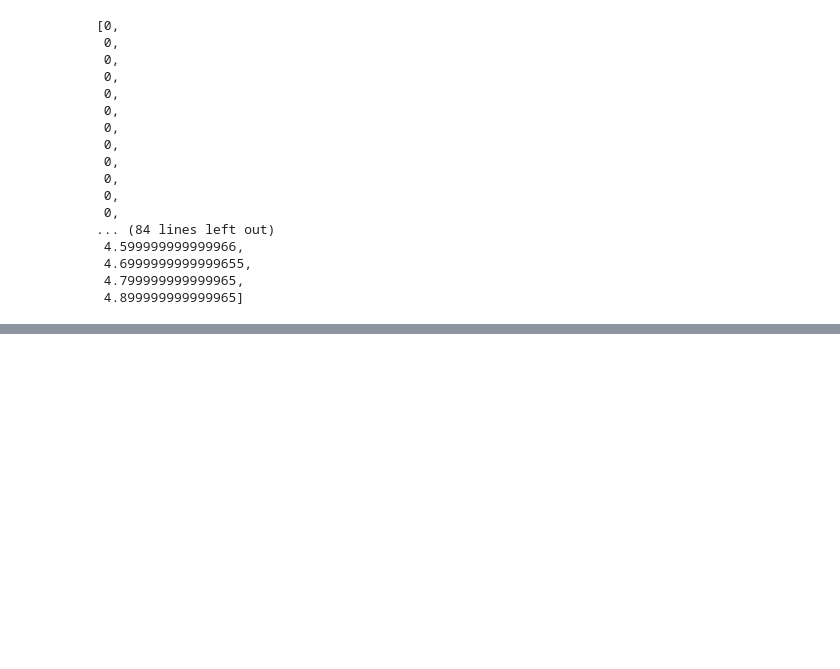
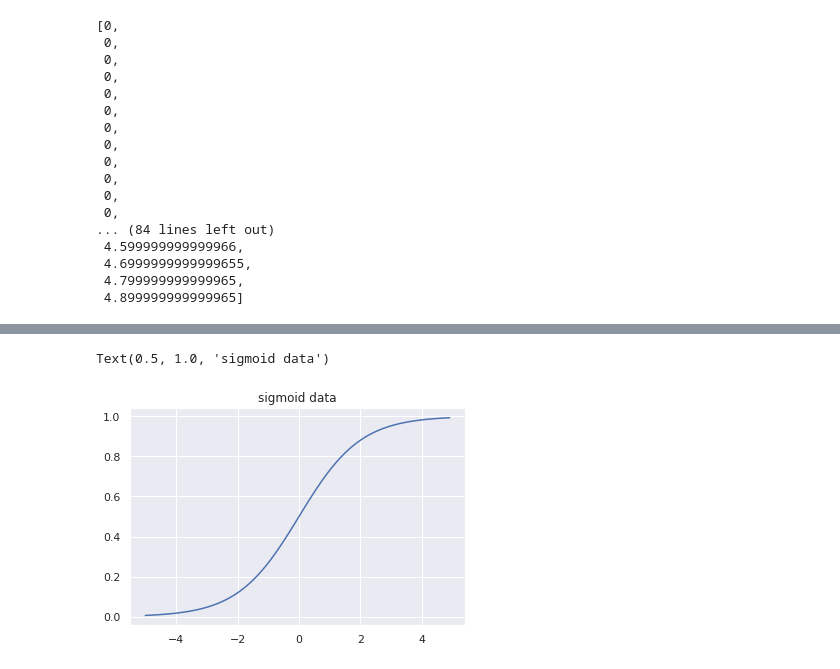
Before and after one commit to kamilpopowski/aaa, a Jupyter notebook: aktywacja_funkcji.ipynb, the cells around one changed output, grey strips where cells are left out. Cells and saved outputs as stored; diff of their text form; code cells hidden in the pictures; blank space fills up the shorter version.

```diff
--- a/aktywacja_funkcji.ipynb
+++ b/aktywacja_funkcji.ipynb
@@ -51,0 +56,3 @@ max_relu_data
+# %%
+def sigmoid(x):
+  return 1.0 /(1.0 + np.exp(-x))
@@ -51,0 +90,8 @@ max_relu_data
+# %%
+sigmoid_data = [sigmoid(x) for x in data]
+
+plt.plot(data, sigmoid_data)
+plt.title('sigmoid data')
+# %% [output]
+Text(0.5, 1.0, 'sigmoid data')
+[figure, added]
```
Also changed, not shown: parts of 11 cells of this notebook.
